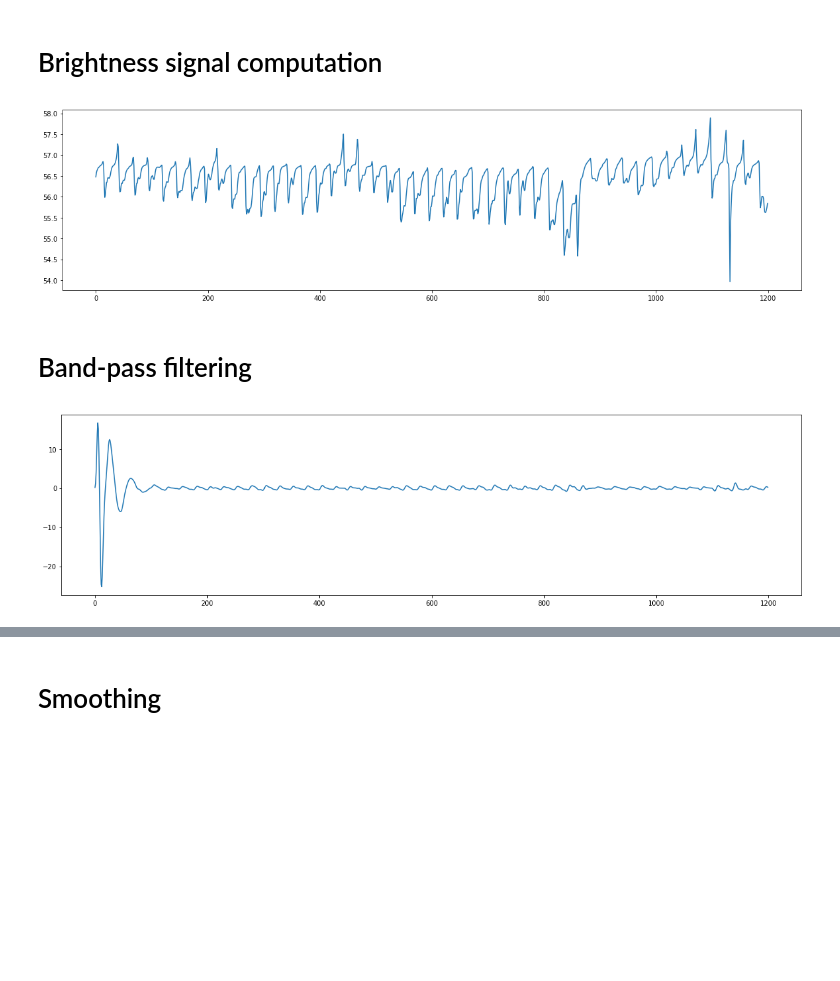
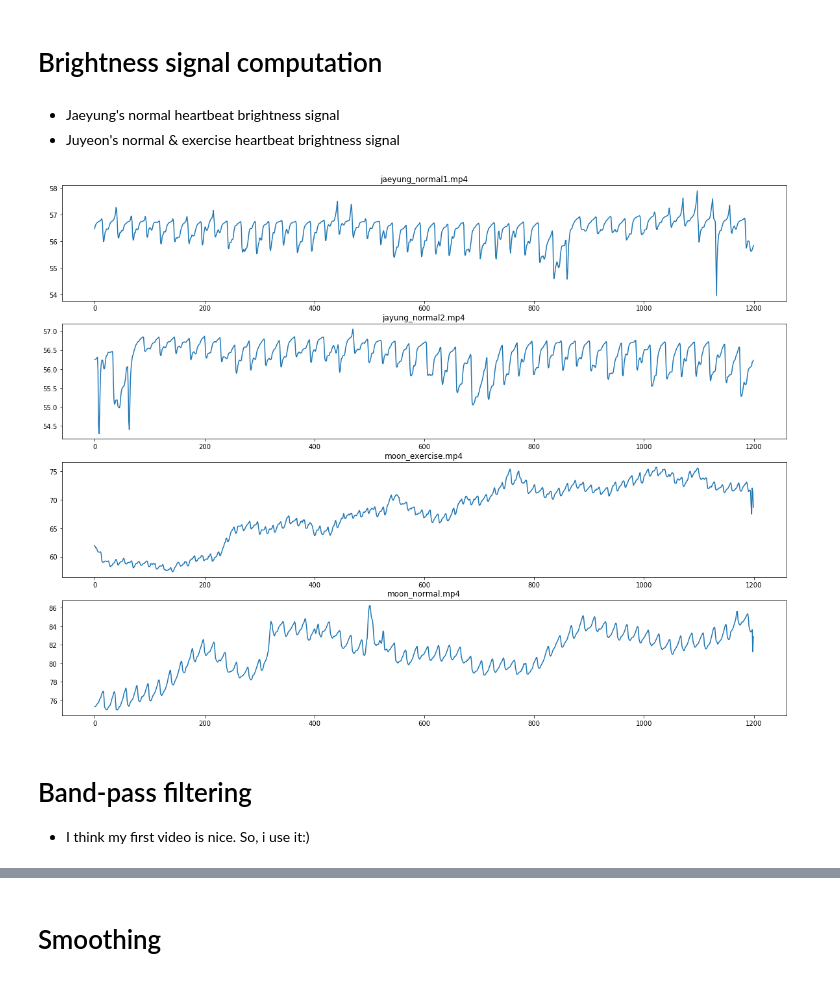
Before and after one commit to jaeyung1001/ML_MEDICAL, a Jupyter notebook: Assignment3/Assignment3.ipynb, the cells around one changed output, grey strips where cells are left out. Drawn from its saved outputs; the diff is of its cells as text; code cells hidden in the pictures; blank space fills up the shorter version.

```diff
--- a/Assignment3/Assignment3.ipynb
+++ b/Assignment3/Assignment3.ipynb
@@ -14,36 +17,54 @@ import pandas as pd
 # %% [markdown]
 # Brightness signal computation
 # %%
-videodata = skvideo.io.vread("1.mp4", outputdict={"-pix_fmt": "gray"})
-# print(videodata.shape)
-brightness = np.zeros((len(videodata)))
-for i in range(len(videodata)):
-    frame = videodata[i]
-    brightness[i] = sum(frame) / (frame.shape[0] * frame.shape[1])
+def brightness_signal(foldername):
+    bright_d = collections.OrderedDict()
+    fig = plt.figure(figsize=(20,15))
+    for index, j in enumerate(os.listdir(foldername)):
+        videodata = skvideo.io.vread(foldername+"\\"+j, outputdict={"-pix_fmt": "gray"})
+        brightness = np.zeros((len(videodata)))
+        for i in range(len(videodata)):
+            frame = videodata[i]
+            brightness[i] = sum(frame) / (frame.shape[0] * frame.shape[1])
 
-'''
-cutting
-'''
-brightness = brightness[-1200:]
+        '''
+        cutting 40 seconds ==> 40 seconds * 30fpb = 1200
+        '''
+        brightness = brightness[-1200:]
+        bright_d[j] = brightness
+        ax1 = fig.add_subplot(4,1,index+1)
+        # plt.figure(figsize=(20,5))
+        ax1.plot(list(range(len(brightness))), brightness)
+        plt.title(j)
 
-plt.figure(figsize=(20,5))
-plt.plot(list(range(len(brightness))), brightness)
-plt.show()
+    plt.show()
+    return bright_d
-# %% [output]
-[figure, removed]
-# %% [markdown]
-# Band-pass filtering
+# %% [markdown]
+* Jaeyung's normal heartbeat brightness signal<br>
+* Juyeon's normal & exercise heartbeat brightness signal
+# %%
+#just input your folder name
+all_bright = brightness_signal("beat")
+# %% [output]
+[figure, added]
+# %% [markdown]
+# Band-pass filtering
+- I think my first video is nice. So, i use it:)
 # %%
-BPM_L = 45;    # Heart rate lower limit [bpm]
-BPM_H = 200;   # Heart rate higher limit [bpm]
-frame_rate = 30
+def Bandpass_filter(dict):
+    BPM_L = 45;    # Heart rate lower limit [bpm]
+    BPM_H = 200;   # Heart rate higher limit [bpm]
+    frame_rate = 30
+    fig = plt.figure(figsize=(20,15))
+    band = collections.OrderedDict()
 
-# Butterworth frequencies must be in [0, 1], where 1 corresponds to half the sampling rate
-b, a = signal.butter(4, [((BPM_L / 60) / frame_rate * 2), ((BPM_H / 60) / frame_rate * 2)], 'bandpass');
-# print(b,a)
-filter_bright = signal.lfilter(b, a, brightness)
-plt.figure(figsize=(20,5))
-plt.plot(list(range(len(filter_bright[:]))), filter_bright[:])
-plt.show()
+    # Butterworth frequencies must be in [0, 1], where 1 corresponds to half the sampling rate
+    b, a = signal.butter(4, [((BPM_L / 60) / frame_rate * 2), ((BPM_H / 60) / frame_rate * 2)], 'bandpass')
+    for index, data in enumerate(dict):
+        filter_bright = signal.lfilter(b, a, dict[data])
+        ax1 = fig.add_subplot(4,1,index+1)
+        ax1.plot(list(range(len(filter_bright))), filter_bright)
+        plt.title(data)
+        band[data] = filter_bright
+    plt.show()
+    return band
-# %% [output]
-[figure, removed]
```
Also changed, not shown: parts of 10 cells of this notebook.
